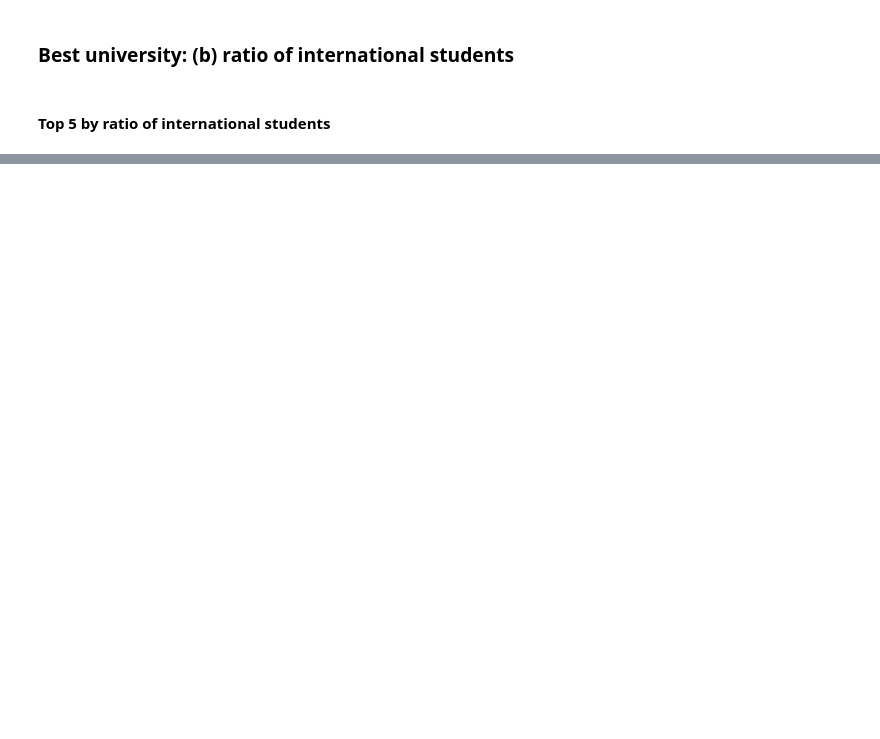
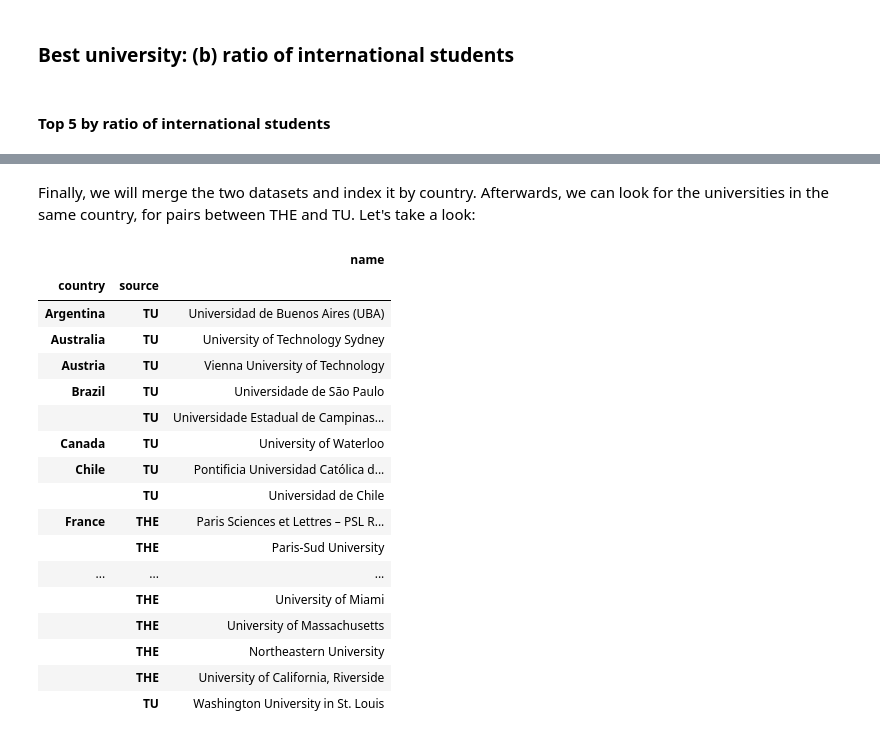
Before and after one commit to baetuc/ADA-CS-401, a Jupyter notebook: 02 - Data from the Web/Homework 2.ipynb, the cells around one changed output, grey strips where cells are left out. Cells and saved outputs as stored; diff of their text form; code cells hidden in the pictures; blank space fills up the shorter version.

```diff
--- a/02 - Data from the Web/Homework 2.ipynb
+++ b/02 - Data from the Web/Homework 2.ipynb
@@ -727,0 +743,10 @@ print(b)
+# %%
+TU_unpaired_name = pd.Series([element[0] for element in TU_unpaired])
+TU_unpaired_country = pd.Series([element[1] for element in TU_unpaired])
+
+TU_unpaired_dataframe = pd.DataFrame({'name' : TU_unpaired_name, 'country' : TU_unpaired_country})
+TU_unpaired_dataframe['source'] = 'TU'
+
+TU_unpaired_dataframe = TU_unpaired_dataframe.set_index(['country', 'source']).sort_index()
+
+TU_unpaired_dataframe.head()
@@ -727,0 +763,10 @@ print(b)
+# %%
+THE_unpaired_name = pd.Series([element[0] for element in THE_unpaired])
+THE_unpaired_country = pd.Series([element[1] for element in THE_unpaired])
+
+THE_unpaired_dataframe = pd.DataFrame({'name' : THE_unpaired_name, 'country' : THE_unpaired_country})
+THE_unpaired_dataframe['source'] = 'THE'
+
+THE_unpaired_dataframe = THE_unpaired_dataframe.set_index(['country', 'source']).sort_index()
+
+THE_unpaired_dataframe.head()
@@ -727,0 +781,24 @@ print(b)
+# %% [markdown]
+Finally, we will merge the two datasets and index it by country. Afterwards, we can look for the universities in the same country, for pairs between THE and TU. Let's take a look:
+# %%
+merged_unpaired_dataframe = pd.concat([TU_unpaired_dataframe, THE_unpaired_dataframe]).sort_index()
+merged_unpaired_dataframe
+# %% [output]
+|  |  | name |
+| country | source |  |
+| Argentina | TU | Universidad de Buenos Aires (UBA) |
+| Australia | TU | University of Technology Sydney |
+| Austria | TU | Vienna University of Technology |
+| Brazil | TU | Universidade de São Paulo |
+|  | TU | Universidade Estadual de Campinas... |
+| Canada | TU | University of Waterloo |
+| Chile | TU | Pontificia Universidad Católica d... |
+|  | TU | Universidad de Chile |
+| France | THE | Paris Sciences et Lettres – PSL R... |
+|  | THE | Paris-Sud University |
+| ... | ... | ... |
+|  | THE | University of Miami |
+|  | THE | University of Massachusetts |
+|  | THE | Northeastern University |
+|  | THE | University of California, Riverside |
+|  | TU | Washington University in St. Louis |
```
Also changed, not shown: parts of 20 cells of this notebook.
